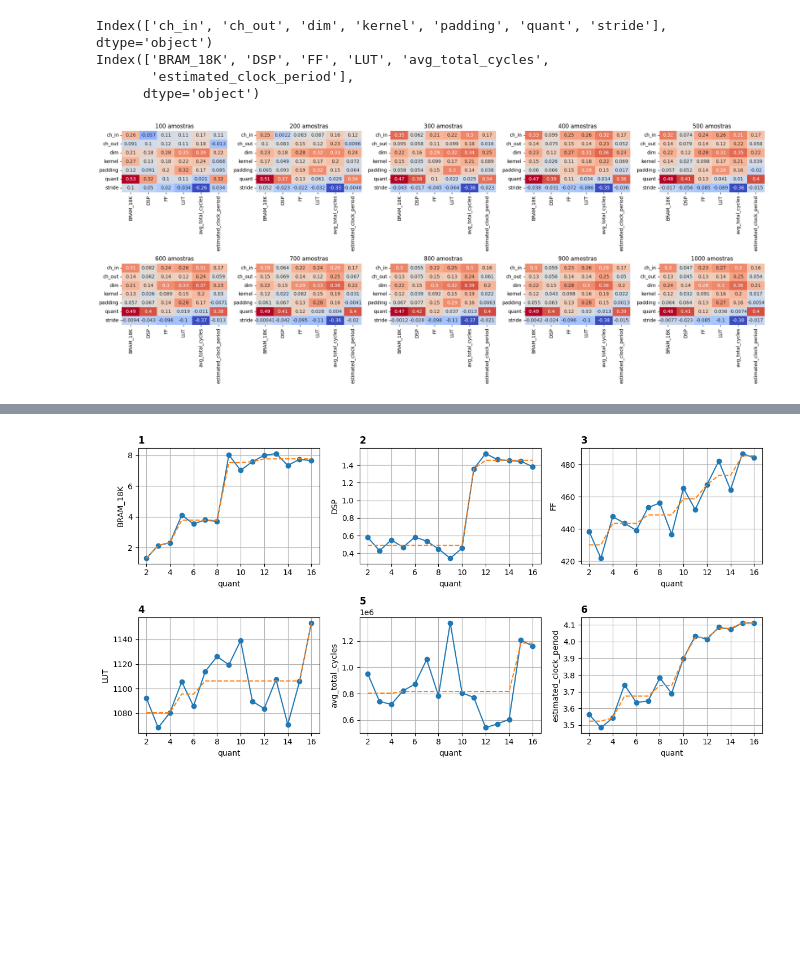
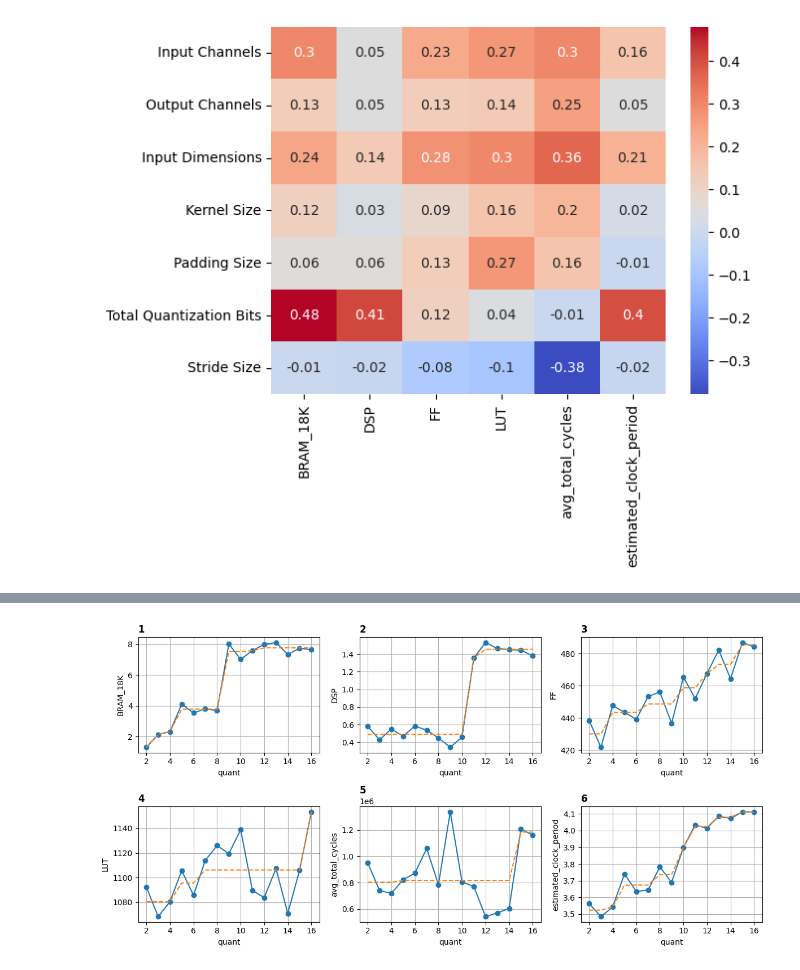
Before and after one commit to fernandoPozzer/pharosHLS, a Jupyter notebook: case_study_1.ipynb, the cells around one changed output, grey strips where cells are left out. Saved outputs shown, nothing was run; the diff lists cells and outputs as text; code cells hidden in the pictures; blank space fills up the shorter version.

Commit message:
Starts refactoring the correlation chart generation

```diff
--- a/case_study_1.ipynb
+++ b/case_study_1.ipynb
@@ -2,6 +2,7 @@
 from pharos_hls.pharos_hls import PharosHLS
 # %%
 pharos_hls = PharosHLS("case_study_1_conv2d")
+ultrascale = "xcu250-figd2104-2L-e"
 # %%
 from pharos_hls.constraints import *
 from pharos_hls.params import *
@@ -37,11 +37,0 @@ df = pharos_hls.get_synth_results("Conv2d", "xcu250-figd2104-2L-e")
-# %%
-cols_X = df.columns[:7]
-cols_Y = df.columns[7:]
-
-print(cols_X)
-print(cols_Y)
-# %% [output]
-Index(['ch_in', 'ch_out', 'dim', 'kernel', 'padding', 'quant', 'stride'], dtype='object')
-Index(['BRAM_18K', 'DSP', 'FF', 'LUT', 'avg_total_cycles',
-       'estimated_clock_period'],
-      dtype='object')
@@ -93,4 +38,4 @@ def explore_num_lines(cols_X, cols_Y):
-# %%
-explore_num_lines(cols_X, cols_Y)
-# %% [output]
-[figure, removed]
+# %%
+pharos_hls.generate_correlations_chart("Conv2d", ultrascale)
+# %% [output]
+[figure, added]
```
Also changed, not shown: parts of 8 cells of this notebook, 3 other files.
